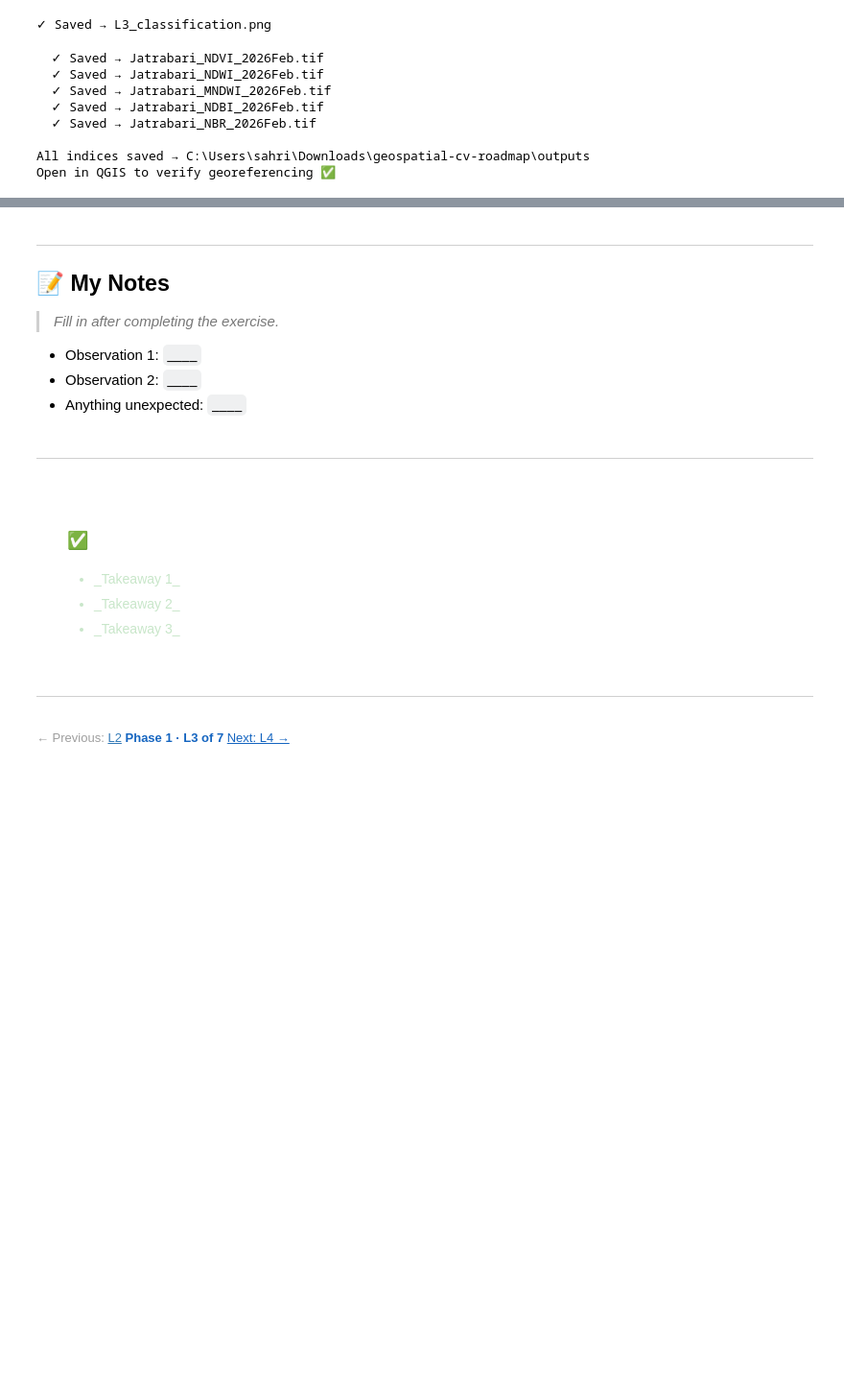
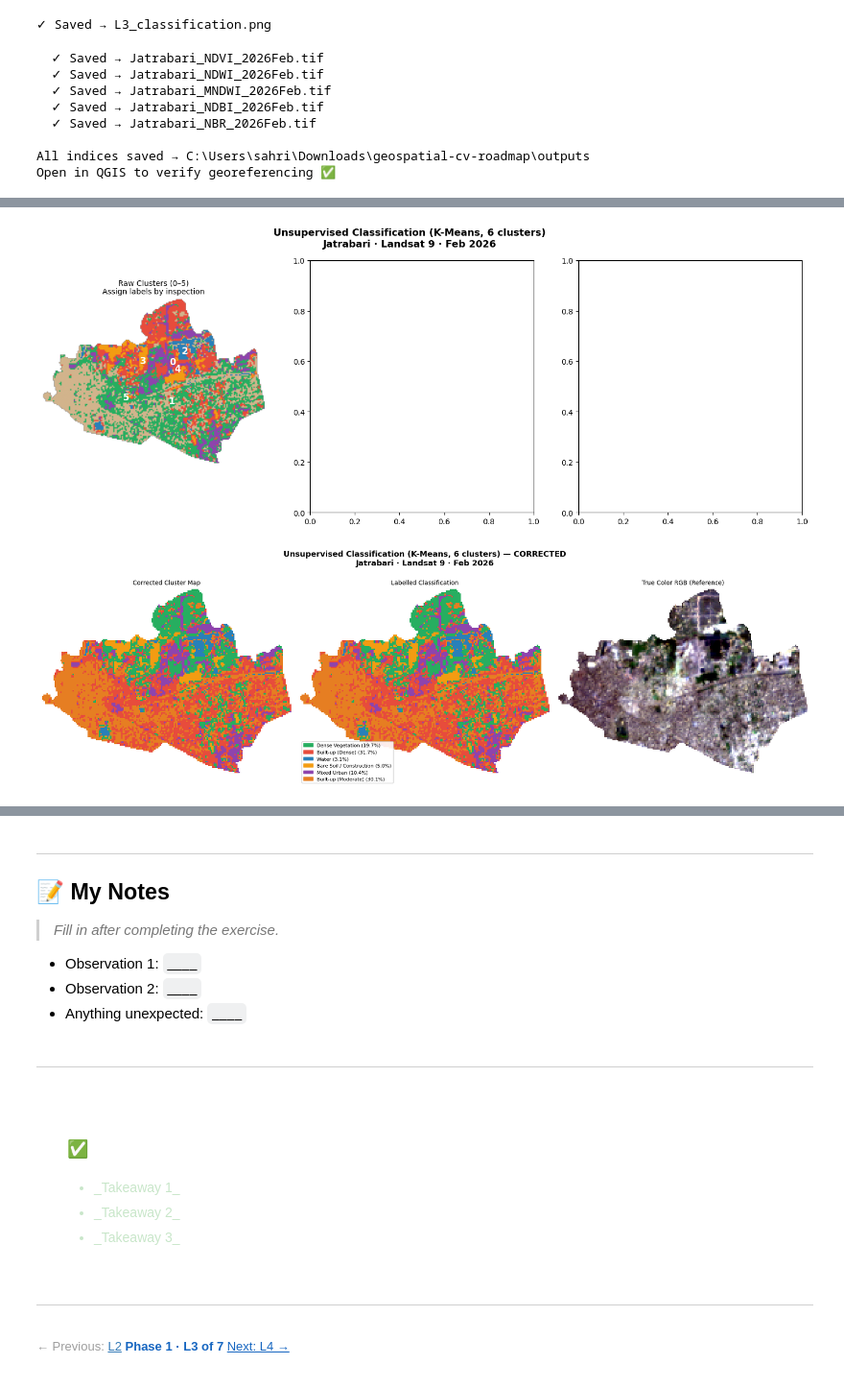
Before and after one commit to sahriararman/geospatial-cv-roadmap, a Jupyter notebook: notebooks/phase1_raster_foundations/L3_spectral_indices.ipynb, the cells around one changed output, grey strips where cells are left out. Shown at 96% size. Saved outputs shown, nothing was run; the diff lists cells and outputs as text; code cells hidden in the pictures; blank space fills up the shorter version.

Commit message:
✅ P1-L3: Spectral indices — NDVI/NDWI/MNDWI/NDBI Jatrabari 2026

```diff
--- a/notebooks/phase1_raster_foundations/L3_spectral_indices.ipynb
+++ b/notebooks/phase1_raster_foundations/L3_spectral_indices.ipynb
@@ -388,0 +447,77 @@ Open in QGIS to verify georeferencing ✅
+# %%
+# ── Visualize K-Means Clusters ─────────────────────────────────────────────
+from matplotlib.colors import ListedColormap
+from matplotlib.patches import Patch
+
+fig, axes = plt.subplots(1, 3, figsize=(18, 6))
+fig.suptitle('Unsupervised Classification (K-Means, 6 clusters)\nJatrabari · Landsat 9 · Feb 2026',
+             fontsize=13, fontweight='bold')
+
+# ── Plot 1: Cluster map (raw numbers) ─────────────────────────────────────
+colors = ['#E74C3C', '#27AE60', '#2980B9', '#F39C12', '#8E44AD', '#D2B48C']
+cmap   = ListedColormap(colors)
+
+axes[0].imshow(cluster_map, cmap=cmap, vmin=0, vmax=5)
+axes[0].set_title('Raw Clusters (0–5)\nAssign labels by inspection', fontsize=10)
+axes[0].axis('off')
+
+# Add cluster numbers on map
+for c in range(6):
+    ys, xs = np.where(cluster_map == c)
+    if len(ys) > 0:
+        cy, cx = int(np.median(ys)), int(np.median(xs))
+        axes[0].text(cx, cy, str(c), fontsize=12, fontweight='bold',
+                    color='white', ha='center', va='center')
+
+# ── Plot 2: Cluster map with legend ───────────────────────────────────────
+# ── Corrected labels based on RGB inspection ──────────────────────────────
+cluster_labels = {
+    0: 'Dense Vegetation',
+    1: 'Built-up (Dense)',
+    2: 'Water',
+    3: 'Bare Soil / Construction',
+    4: 'Mixed Urban',
+    5: 'Built-up (Moderate)',
+}
+
+colors = ['#27AE60', '#E74C3C', '#2980B9', '#F39C12', '#8E44AD', '#E67E22']
+cmap   = ListedColormap(colors)
+
+fig, axes = plt.subplots(1, 3, figsize=(18, 6))
+fig.suptitle('Unsupervised Classification (K-Means, 6 clusters) — CORRECTED\nJatrabari · Landsat 9 · Feb 2026',
+             fontsize=13, fontweight='bold')
+
+# Cluster map
+axes[0].imshow(cluster_map, cmap=cmap, vmin=0, vmax=5)
+axes[0].set_title('Corrected Cluster Map', fontsize=10)
+axes[0].axis('off')
+
+# Labelled with legend
+axes[1].imshow(cluster_map, cmap=cmap, vmin=0, vmax=5)
+axes[1].set_title('Labelled Classification', fontsize=10)
+axes[1].axis('off')
+legend = [Patch(color=colors[c],
+                label=f"{cluster_labels[c]} ({np.sum(cluster_map==c)/np.sum(~np.isnan(cluster_map))*100:.1f}%)")
+          for c in range(6)]
+axes[1].legend(handles=legend, loc='lower left', fontsize=8, framealpha=0.9)
+
+# RGB reference
+rgb = np.stack([display(red), display(green), display(blue)], axis=-1)
+rgb[np.isnan(red)] = 1.0
+axes[2].imshow(rgb)
+axes[2].set_title('True Color RGB (Reference)', fontsize=10)
+axes[2].axis('off')
+
+plt.tight_layout()
+plt.savefig(FIG_DIR / 'L3_kmeans_corrected.png', dpi=150, bbox_inches='tight')
+plt.show()
+
+# Summary
+print("Land cover summary:")
+total = np.sum(~np.isnan(cluster_map))
+for c in range(6):
+    pct = np.sum(cluster_map==c) / total * 100
+    print(f"  {cluster_labels[c]:30s}: {pct:.1f}%")
+# %% [output]
+[figure, added]
+[figure, added]
```
Also changed, not shown: parts of 3 cells of this notebook, 2 other files.
